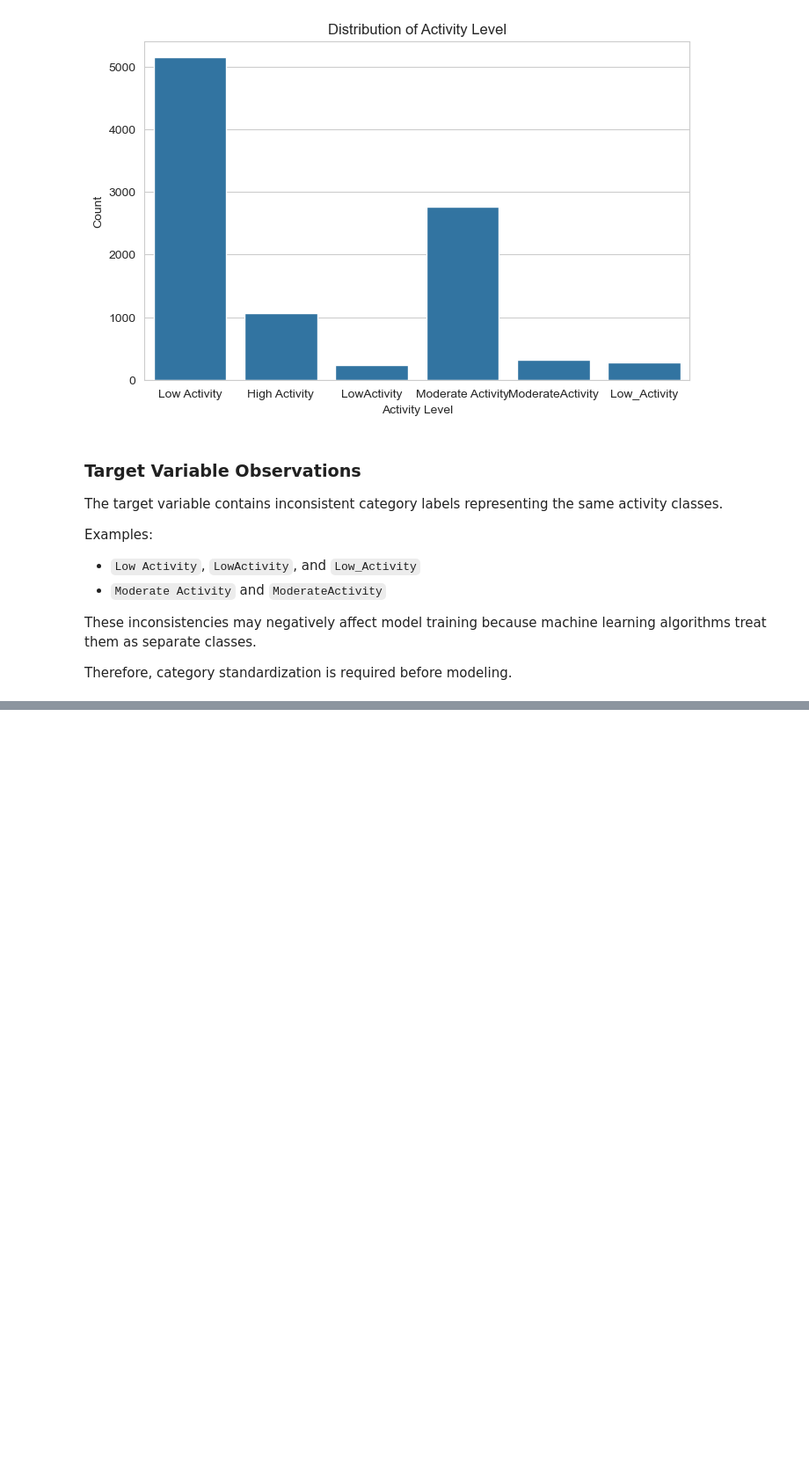
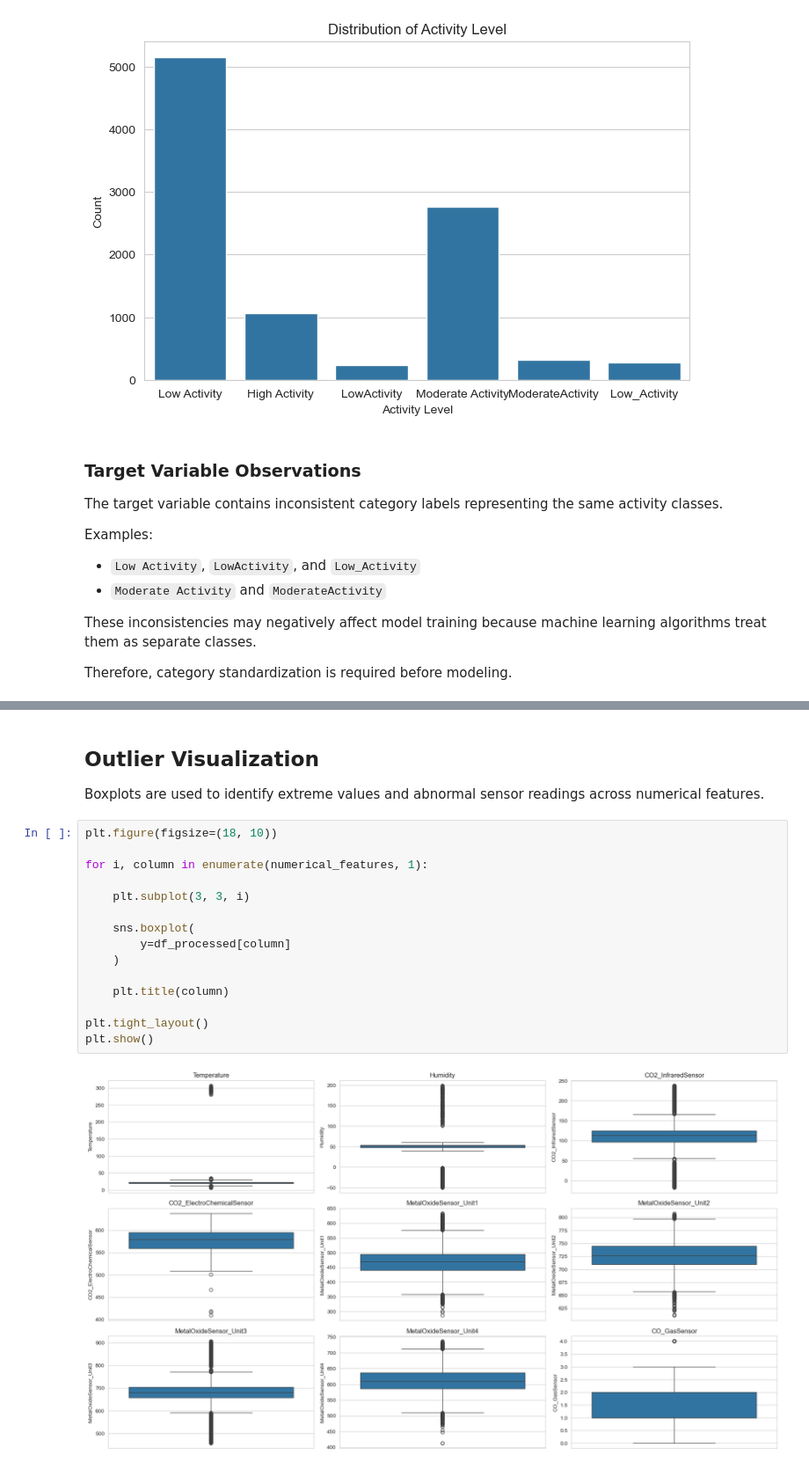
Before and after one commit to chanmyae99/elderguard-analytics-ml, a Jupyter notebook: notebooks/eda.ipynb, the cells around one changed output, grey strips where cells are left out. Shown at 88% size. Cells and saved outputs as stored; diff of their text form; blank space fills up the shorter version.

```diff
--- a/notebooks/eda.ipynb
+++ b/notebooks/eda.ipynb
@@ -380,0 +464,21 @@ Therefore, category standardization is required before modeling.
+# %% [markdown]
+## Outlier Visualization
+
+Boxplots are used to identify extreme values and abnormal sensor readings across numerical features.
+# %%
+plt.figure(figsize=(18, 10))
+
+for i, column in enumerate(numerical_features, 1):
+
+    plt.subplot(3, 3, i)
+
+    sns.boxplot(
+        y=df_processed[column]
+    )
+
+    plt.title(column)
+
+plt.tight_layout()
+plt.show()
+# %% [output]
+[figure, added]
```
Also changed, not shown: parts of 18 cells of this notebook.
